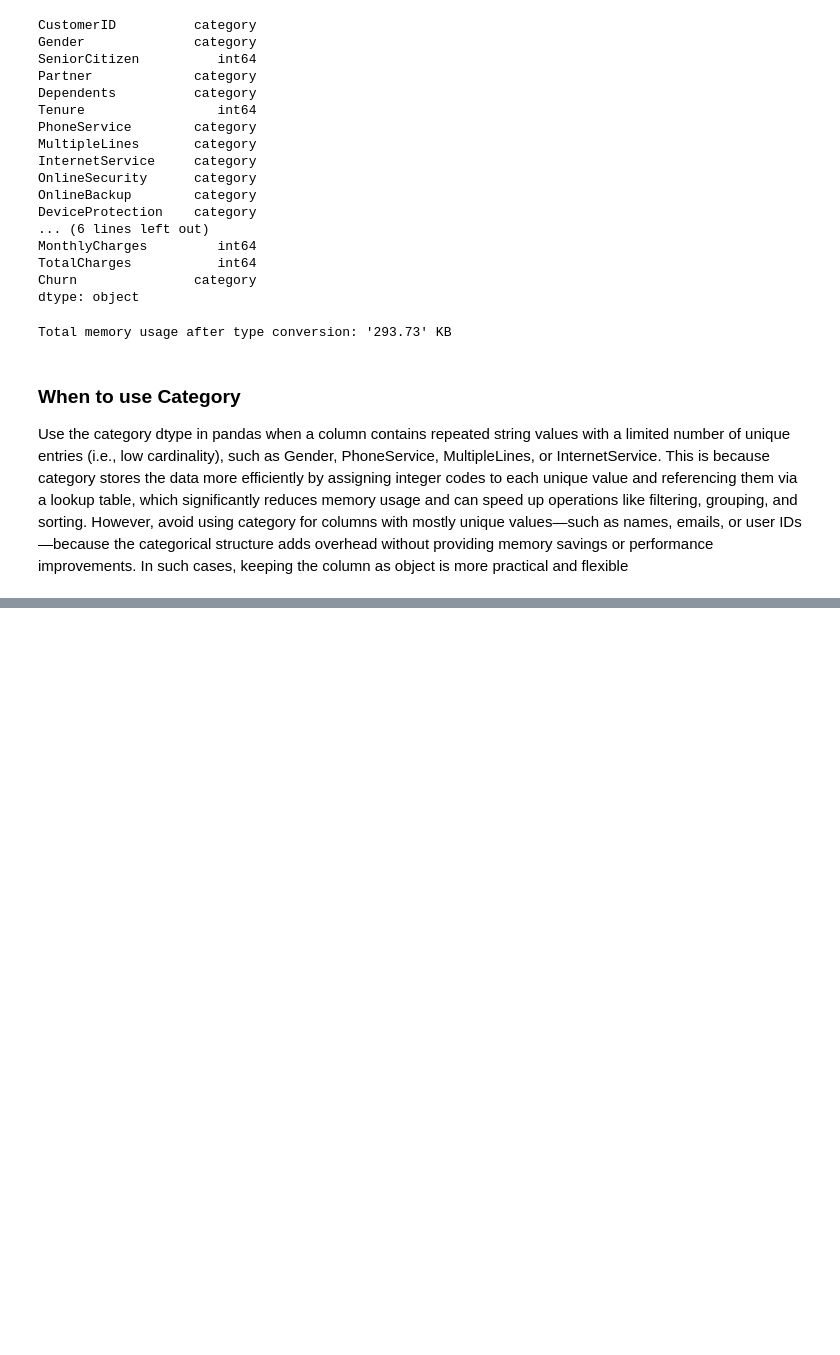
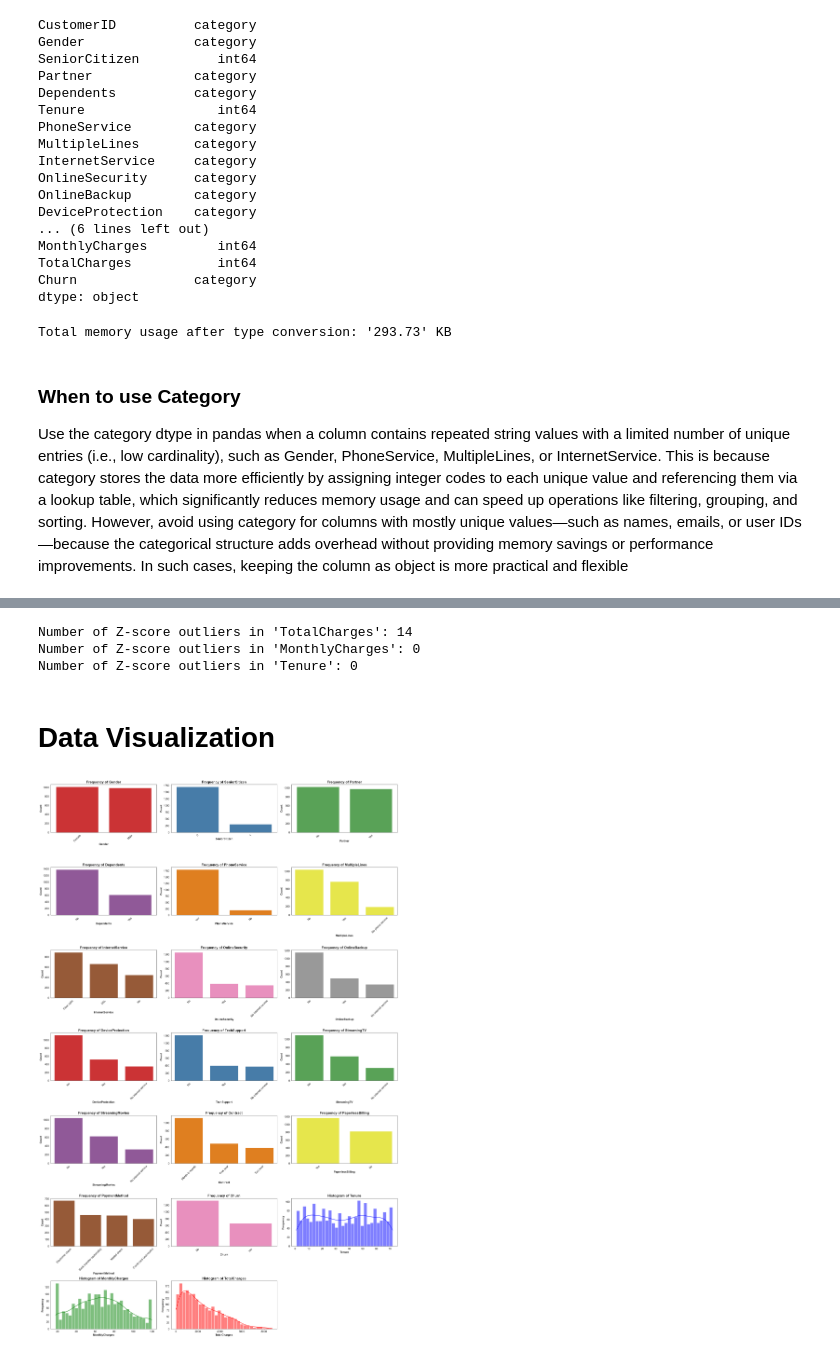
Before and after one commit to Yousfshah/Internship_Project, a Jupyter notebook: Customer_Churn_Prediction.ipynb, the cells around one changed output, grey strips where cells are left out. Cells and saved outputs as stored; diff of their text form; code cells hidden in the pictures; blank space fills up the shorter version.

```diff
--- a/Customer_Churn_Prediction.ipynb
+++ b/Customer_Churn_Prediction.ipynb
@@ -275,0 +297,73 @@ Use the category dtype in pandas when a column contains repeated string values w
+# %%
+# Function to find outliers using Z-score method
+def find_outliers_zscore(series, threshold=3):
+    mean = series.mean()
+    std_dev = series.std()
+    z_scores = (series - mean) / std_dev
+    return series[np.abs(z_scores) > threshold]
+
+z_outliers_total = find_outliers_zscore(df['TotalCharges'])
+z_outliers_monthly = find_outliers_zscore(df['MonthlyCharges'])
+z_outliers_tenure = find_outliers_zscore(df['Tenure'])
+
+print(f"Number of Z-score outliers in 'TotalCharges': {len(z_outliers_total)}")
+print(f"Number of Z-score outliers in 'MonthlyCharges': {len(z_outliers_monthly)}")
+print(f"Number of Z-score outliers in 'Tenure': {len(z_outliers_tenure)}")
+# %% [output]
+Number of Z-score outliers in 'TotalCharges': 14
+Number of Z-score outliers in 'MonthlyCharges': 0
+Number of Z-score outliers in 'Tenure': 0
+# %% [markdown]
+# Data Visualization
+# %%
+# Define column types
+categorical_cols = ['Gender', 'SeniorCitizen', 'Partner', 'Dependents',
+                    'PhoneService', 'MultipleLines', 'InternetService',
+                    'OnlineSecurity', 'OnlineBackup', 'DeviceProtection', 'TechSupport',
+                    'StreamingTV', 'StreamingMovies', 'Contract', 'PaperlessBilling',
+                    'PaymentMethod', 'Churn']
+
+numeric_cols = ['Tenure', 'MonthlyCharges', 'TotalCharges']
+
+# Set style without grid
+sns.set_style("white")
+
+# Define color palettes
+category_colors = sns.color_palette("Set1", n_colors=len(categorical_cols))
+numeric_colors = ["blue", "green", "red"]
+
+# Plot setup
+fig, axes = plt.subplots(nrows=7, ncols=3, figsize=(22, 34))
+axes = axes.flatten()
+
+# Plot categorical features
+for i, col in enumerate(categorical_cols):
+    sns.countplot(data=df, x=col, ax=axes[i], palette=[category_colors[i % len(category_colors)]],
+                  order=df[col].value_counts().index)
+    axes[i].set_title(f'Frequency of {col}', fontweight='bold', fontsize=15)
+    axes[i].set_xlabel(col, fontweight='bold', fontsize=12)
+    axes[i].set_ylabel('Count', fontweight='bold', fontsize=12)
+    axes[i].tick_params(axis='x', labelrotation=45)
+    axes[i].tick_params(axis='x', labelsize=12, width=1)
+    axes[i].tick_params(axis='y', labelsize=12, width=1)
+
+# Plot numeric features
+for i, col in enumerate(numeric_cols):
+    idx = len(categorical_cols) + i
+    sns.histplot(df[col].dropna(), bins=30, kde=True, ax=axes[idx], color=numeric_colors[i])
+    axes[idx].set_title(f'Histogram of {col}', fontweight='bold', fontsize=15)
+    axes[idx].set_xlabel(col, fontweight='bold', fontsize=12)
+    axes[idx].set_ylabel('Frequency', fontweight='bold', fontsize=12)
+    axes[idx].tick_params(axis='x', labelsize=12, width=1)
+    axes[idx].tick_params(axis='y', labelsize=12, width=1)
+
+# Hide unused subplots
+for j in range(len(categorical_cols) + len(numeric_cols), len(axes)):
+    fig.delaxes(axes[j])
+
+# Improve spacing
+plt.subplots_adjust(hspace=0.6, wspace=0.3)
+plt.tight_layout()
+plt.show()
+# %% [output]
+[figure, added]
```
Also changed, not shown: parts of 13 cells of this notebook.
